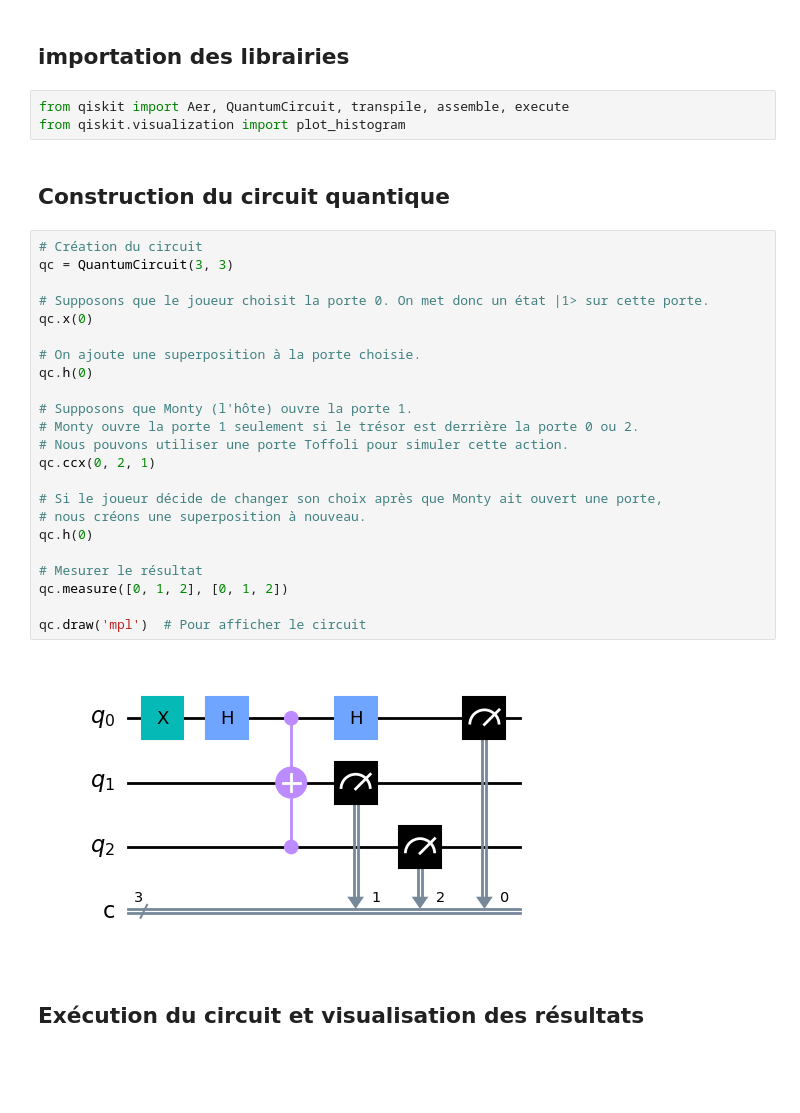
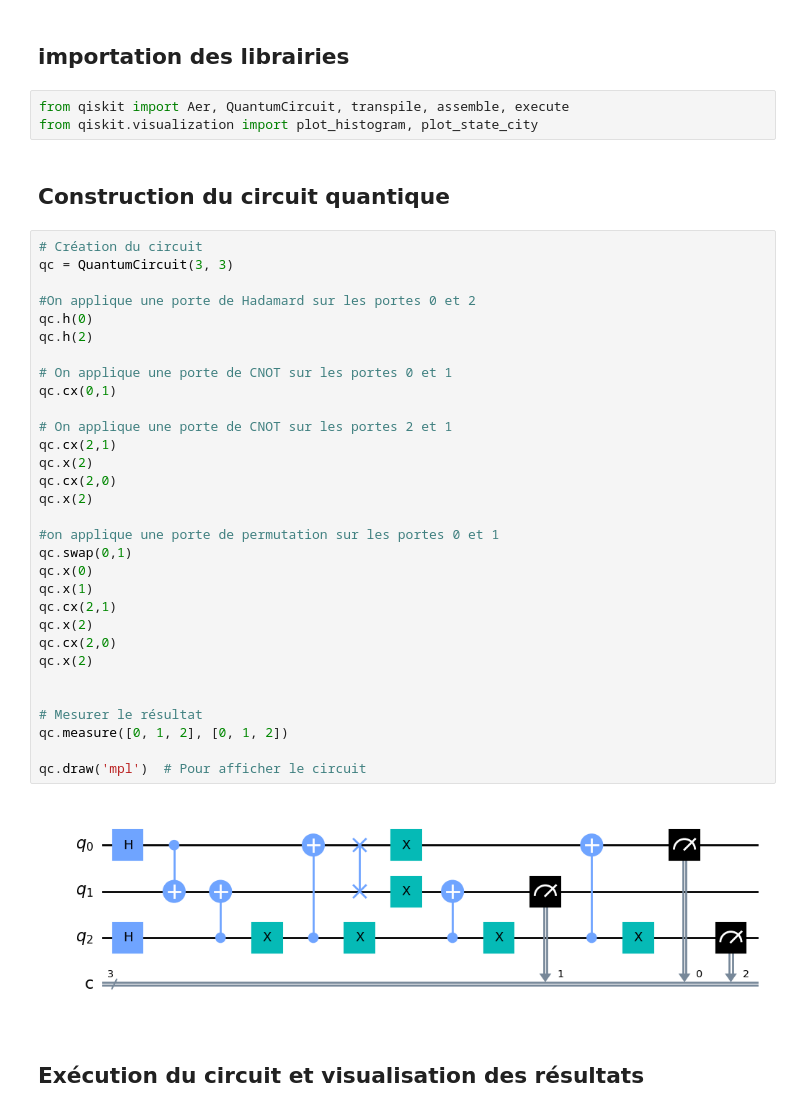
Before and after one commit to ShadowZ11/quantique-esgi, a Jupyter notebook: TP1/TP1.ipynb, the cells around one changed output. Saved outputs shown, nothing was run; the diff lists cells and outputs as text; blank space fills up the shorter version.

```diff
--- a/TP1/TP1.ipynb
+++ b/TP1/TP1.ipynb
@@ -29,34 +29,42 @@ les deux gardiens donneront la même réponse :
 ## importation des librairies
 # %%
 from qiskit import Aer, QuantumCircuit, transpile, assemble, execute
-from qiskit.visualization import plot_histogram
+from qiskit.visualization import plot_histogram, plot_state_city
 # %% [markdown]
 ## Construction du circuit quantique
 # %%
 # Création du circuit
 qc = QuantumCircuit(3, 3)
 
-# Supposons que le joueur choisit la porte 0. On met donc un état |1> sur cette porte.
+#On applique une porte de Hadamard sur les portes 0 et 2
+qc.h(0)
+qc.h(2)
+
+# On applique une porte de CNOT sur les portes 0 et 1
+qc.cx(0,1)
+
+# On applique une porte de CNOT sur les portes 2 et 1
+qc.cx(2,1)
+qc.x(2)
+qc.cx(2,0)
+qc.x(2)
+
+#on applique une porte de permutation sur les portes 0 et 1
+qc.swap(0,1)
 qc.x(0)
+qc.x(1)
+qc.cx(2,1)
+qc.x(2)
+qc.cx(2,0)
+qc.x(2)
 
-# On ajoute une superposition à la porte choisie.
-qc.h(0)
-
-# Supposons que Monty (l'hôte) ouvre la porte 1.
-# Monty ouvre la porte 1 seulement si le trésor est derrière la porte 0 ou 2.
-# Nous pouvons utiliser une porte Toffoli pour simuler cette action.
-qc.ccx(0, 2, 1)
-
-# Si le joueur décide de changer son choix après que Monty ait ouvert une porte,
-# nous créons une superposition à nouveau.
-qc.h(0)
 
 # Mesurer le résultat
 qc.measure([0, 1, 2], [0, 1, 2])
 
 qc.draw('mpl')  # Pour afficher le circuit
 # %% [output]
-[figure, old version]
+[figure, new version]
 # %% [markdown]
 ## Exécution du circuit et visualisation des résultats
 # %%
```
Also changed, not shown: parts of 3 cells of this notebook, 1 other file.
